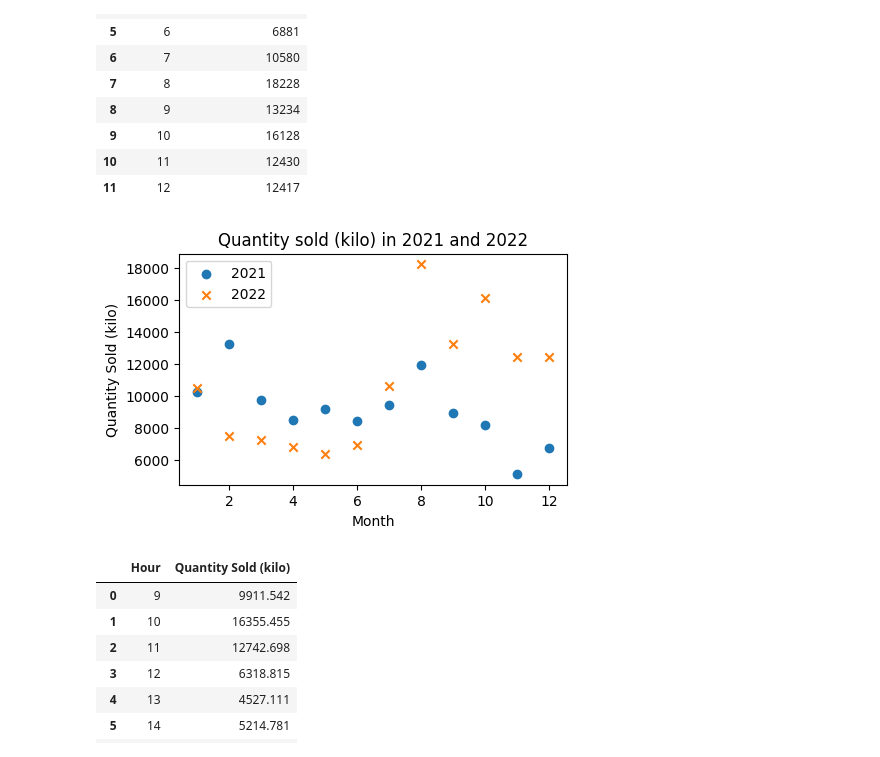
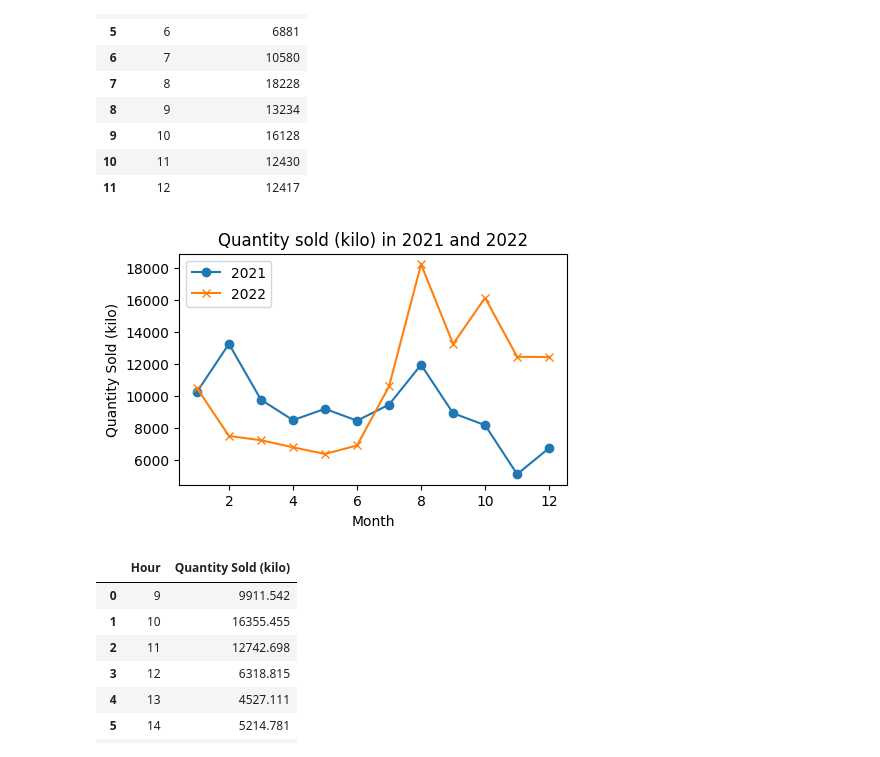
Before and after one commit to RumethSandinu/Project-connexa, a Jupyter notebook: Naveen/preprocessing.ipynb, the cells around one changed output. Cells and saved outputs as stored; diff of their text form; code cells hidden in the pictures.

```diff
--- a/Naveen/preprocessing.ipynb
+++ b/Naveen/preprocessing.ipynb
@@ -231,17 +230,17 @@ sales_data_2022
 # %%
 import matplotlib.pyplot as plt
 # Plotting the scatter plot for 2021 and 2022 on the same plot
 plt.figure(figsize=(5, 3))
-plt.scatter(sales_data_2021['Month'], sales_data_2021['Quantity Sold (kilo)'], label='2021', marker='o')
-plt.scatter(sales_data_2022['Month'], sales_data_2022['Quantity Sold (kilo)'], label='2022', marker='x')
+plt.plot(sales_data_2021['Month'], sales_data_2021['Quantity Sold (kilo)'], label='2021', marker='o')
+plt.plot(sales_data_2022['Month'], sales_data_2022['Quantity Sold (kilo)'], label='2022', marker='x')
 
 plt.title('Quantity sold (kilo) in 2021 and 2022')
 plt.xlabel('Month')
 plt.ylabel('Quantity Sold (kilo)')
 plt.legend()
 plt.show()
 # %% [output]
-[figure, old version]
+[figure, new version]
 # %%
 # within the one hour, max value of sold quantity sold (kilo) in 2021
 highest_sales_in_day_2021 = df_2021.groupby(pd.to_datetime(df_2021['Time'], format='%H').dt.hour)['Quantity Sold (kilo)'].sum().reset_index().rename(columns={"Time": "Hour"})
```
Also changed, not shown: parts of 7 cells of this notebook, 1 other file.
